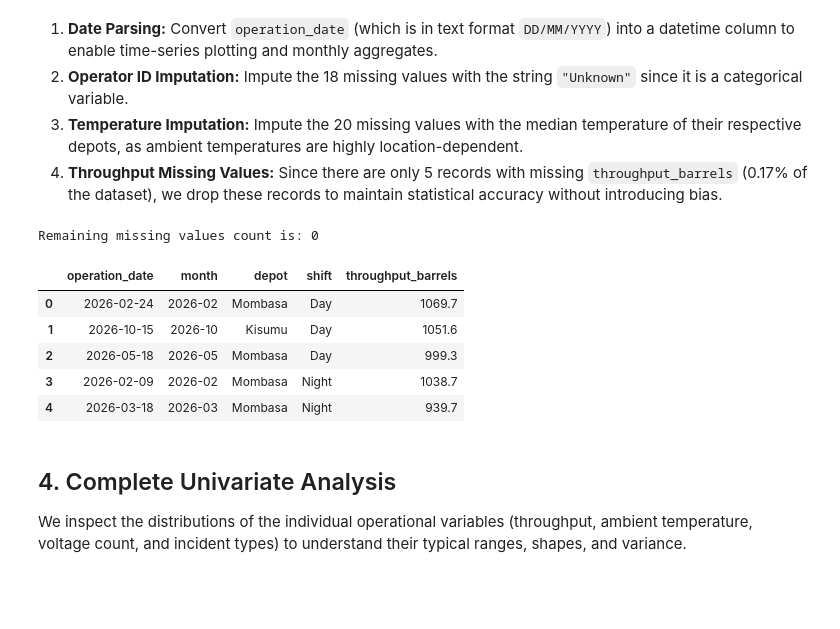
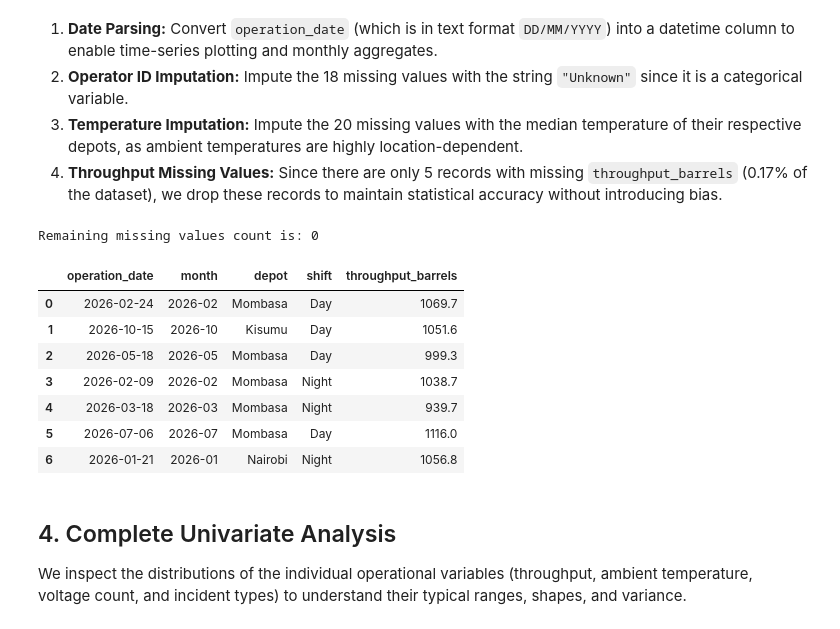
Before and after one commit to E-Macharia/week5-operational-diagnostics, a Jupyter notebook: week5_diagnostics_analysis.ipynb, the cells around one changed output. Drawn from its saved outputs; the diff is of its cells as text; code cells hidden in the pictures; blank space fills up the shorter version.

```diff
--- a/week5_diagnostics_analysis.ipynb
+++ b/week5_diagnostics_analysis.ipynb
@@ -152,33 +152,35 @@ To handle the identified data quality issues:
 3. **Temperature Imputation:** Impute the 20 missing values with the median temperature of their respective depots, as ambient temperatures are highly location-dependent.
 4. **Throughput Missing Values:** Since there are only 5 records with missing `throughput_barrels` (0.17% of the dataset), we drop these records to maintain statistical accuracy without introducing bias.
 # %%
-df = df_raw.copy()
+df = df_raw.copy() # creates a completely independent copy of the DataFrame df_raw and assigns it to the variable
 
 # 1. Parse Dates
 df["operation_date"] = pd.to_datetime(df["operation_date"], dayfirst=True)
 df["month"] = df["operation_date"].dt.to_period("M").astype(str)
 df["is_after_feb_1"] = df["operation_date"] >= pd.Timestamp("2026-02-01")
 
 # 2. Impute Operator ID
 df["operator_id"] = df["operator_id"].fillna("Unknown")
 
 # 3. Impute Temperature
 df["temperature_c"]= df.groupby("depot")["temperature_c"].transform(lambda x: x.fillna(x.median()))
 
 # 4. Handle Throughput Missing Values
 df = df.dropna(subset=["throughput_barrels"])
 
 # Verify that no missing values remain
 print(f"Remaining missing values count is: {df.isna().sum().sum()}")
-df[["operation_date", "month", "depot", "shift", "throughput_barrels"]].head()
+df[["operation_date", "month", "depot", "shift", "throughput_barrels"]].head(7)
 # %% [output]
 Remaining missing values count is: 0
 |  | operation_date | month | depot | shift | throughput_barrels |
 | 0 | 2026-02-24 | 2026-02 | Mombasa | Day | 1069.7 |
 | 1 | 2026-10-15 | 2026-10 | Kisumu | Day | 1051.6 |
 | 2 | 2026-05-18 | 2026-05 | Mombasa | Day | 999.3 |
 | 3 | 2026-02-09 | 2026-02 | Mombasa | Night | 1038.7 |
 | 4 | 2026-03-18 | 2026-03 | Mombasa | Night | 939.7 |
+| 5 | 2026-07-06 | 2026-07 | Mombasa | Day | 1116.0 |
+| 6 | 2026-01-21 | 2026-01 | Nairobi | Night | 1056.8 |
 # %% [markdown]
 ## 4. Complete Univariate Analysis
 
```
Also changed, not shown: parts of 2 cells of this notebook, 1 other file.
